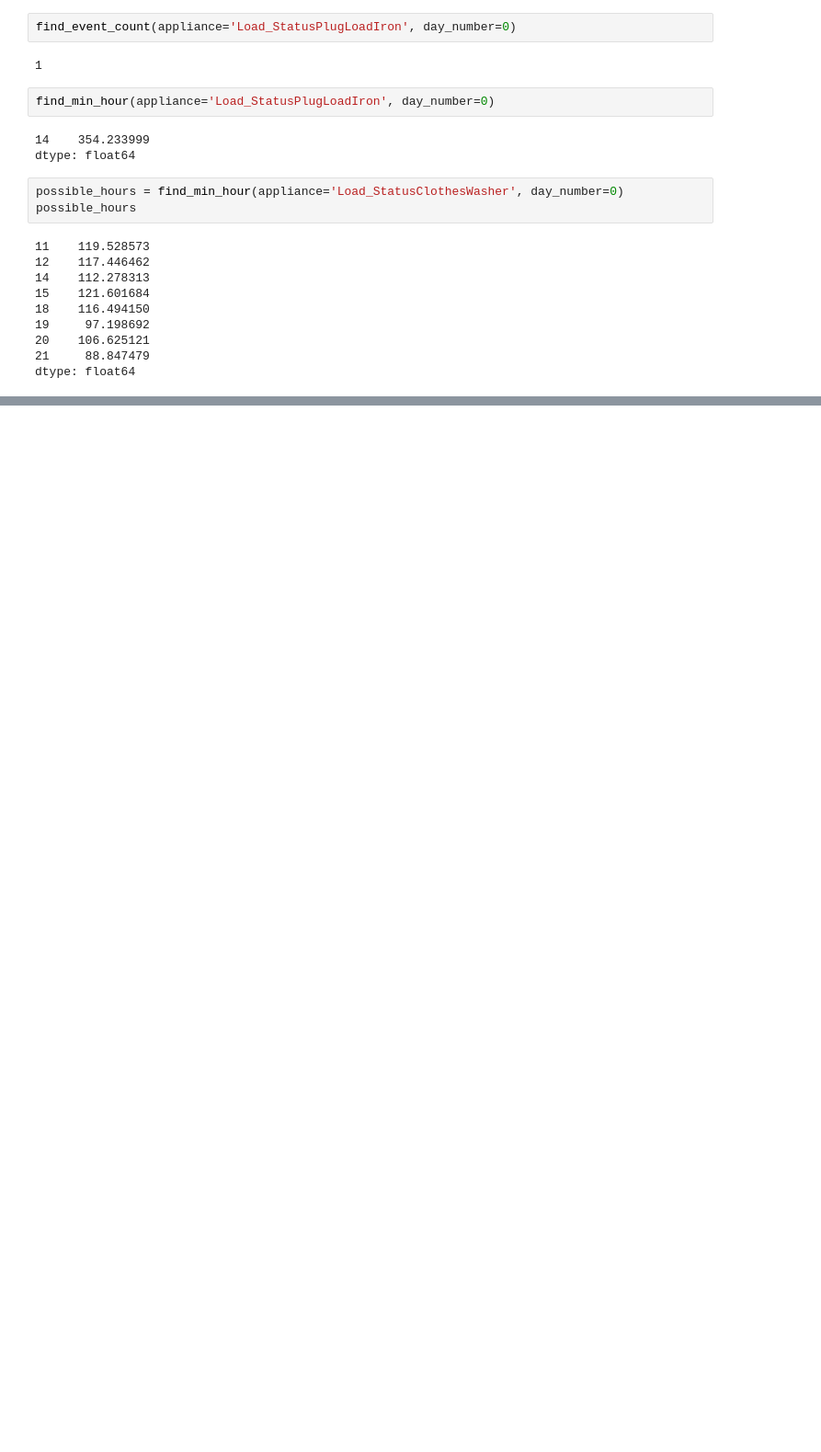
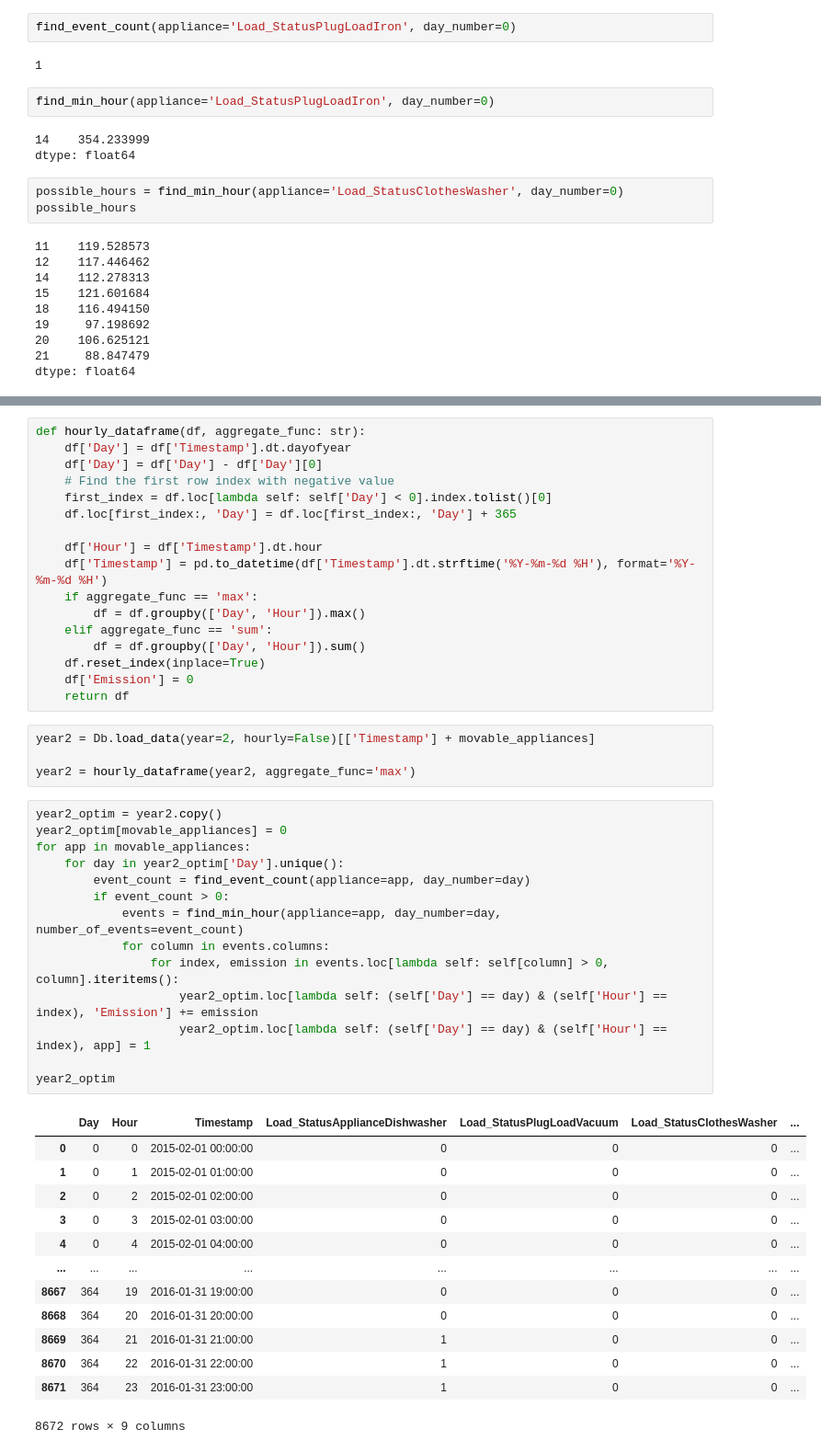
Before and after one commit to christiannielsen98/Datavidenskab-P6, a Jupyter notebook: Project/_07OptimiseConsumption/lifespan_consumption_matrix.ipynb, the cells around one changed output, grey strips where cells are left out. Shown at 92% size. Saved outputs shown, nothing was run; the diff lists cells and outputs as text; blank space fills up the shorter version.

Commit message:
optimisation updates

```diff
--- a/Project/_07OptimiseConsumption/lifespan_consumption_matrix.ipynb
+++ b/Project/_07OptimiseConsumption/lifespan_consumption_matrix.ipynb
@@ -325,0 +330,49 @@ optim_dict
+# %%
+def hourly_dataframe(df, aggregate_func: str):
+    df['Day'] = df['Timestamp'].dt.dayofyear
+    df['Day'] = df['Day'] - df['Day'][0]
+    # Find the first row index with negative value
+    first_index = df.loc[lambda self: self['Day'] < 0].index.tolist()[0]
+    df.loc[first_index:, 'Day'] = df.loc[first_index:, 'Day'] + 365
+
+    df['Hour'] = df['Timestamp'].dt.hour
+    df['Timestamp'] = pd.to_datetime(df['Timestamp'].dt.strftime('%Y-%m-%d %H'), format='%Y-%m-%d %H')
+    if aggregate_func == 'max':
+        df = df.groupby(['Day', 'Hour']).max()
+    elif aggregate_func == 'sum':
+        df = df.groupby(['Day', 'Hour']).sum()
+    df.reset_index(inplace=True)
+    df['Emission'] = 0
+    return df
+# %%
+year2 = Db.load_data(year=2, hourly=False)[['Timestamp'] + movable_appliances]
+
+year2 = hourly_dataframe(year2, aggregate_func='max')
+# %%
+year2_optim = year2.copy()
+year2_optim[movable_appliances] = 0
+for app in movable_appliances:
+    for day in year2_optim['Day'].unique():
+        event_count = find_event_count(appliance=app, day_number=day)
+        if event_count > 0:
+            events = find_min_hour(appliance=app, day_number=day, number_of_events=event_count)
+            for column in events.columns:
+                for index, emission in events.loc[lambda self: self[column] > 0, column].iteritems():
+                    year2_optim.loc[lambda self: (self['Day'] == day) & (self['Hour'] == index), 'Emission'] += emission
+                    year2_optim.loc[lambda self: (self['Day'] == day) & (self['Hour'] == index), app] = 1
+
+year2_optim
+# %% [output]
+|  | Day | Hour | Timestamp | Load_StatusApplianceDishwasher | Load_StatusPlugLoadVacuum | Load_StatusClothesWasher | ... |
+| 0 | 0 | 0 | 2015-02-01 00:00:00 | 0 | 0 | 0 | ... |
+| 1 | 0 | 1 | 2015-02-01 01:00:00 | 0 | 0 | 0 | ... |
+| 2 | 0 | 2 | 2015-02-01 02:00:00 | 0 | 0 | 0 | ... |
+| 3 | 0 | 3 | 2015-02-01 03:00:00 | 0 | 0 | 0 | ... |
+| 4 | 0 | 4 | 2015-02-01 04:00:00 | 0 | 0 | 0 | ... |
+| ... | ... | ... | ... | ... | ... | ... | ... |
+| 8667 | 364 | 19 | 2016-01-31 19:00:00 | 0 | 0 | 0 | ... |
+| 8668 | 364 | 20 | 2016-01-31 20:00:00 | 0 | 0 | 0 | ... |
+| 8669 | 364 | 21 | 2016-01-31 21:00:00 | 1 | 0 | 0 | ... |
+| 8670 | 364 | 22 | 2016-01-31 22:00:00 | 1 | 0 | 0 | ... |
+| 8671 | 364 | 23 | 2016-01-31 23:00:00 | 1 | 0 | 0 | ... |
+8672 rows × 9 columns
```
Also changed, not shown: parts of 19 cells of this notebook, 1 other file.
